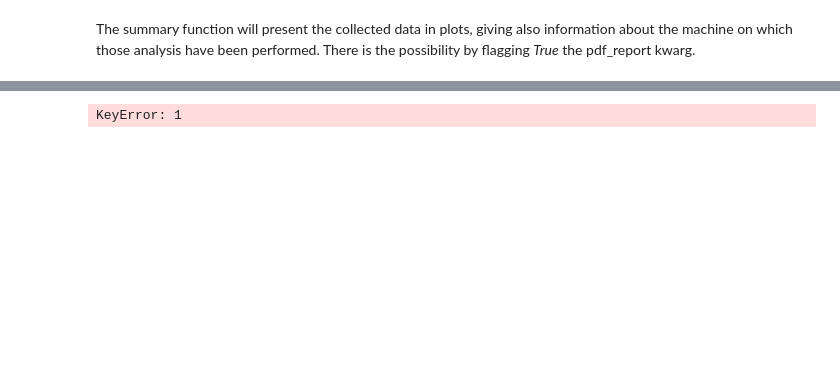
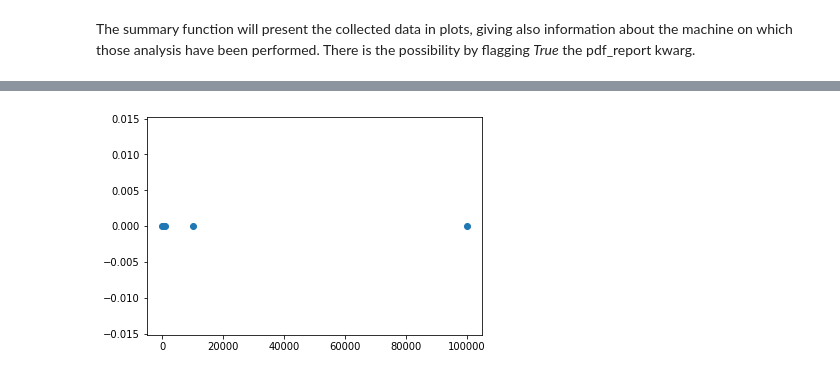
Before and after one commit to simozhou/homework3, a Jupyter notebook: main.ipynb, the cells around one changed output, grey strips where cells are left out. Drawn from its saved outputs; the diff is of its cells as text; code cells hidden in the pictures; blank space fills up the shorter version.

```diff
--- a/main.ipynb
+++ b/main.ipynb
@@ -42,4 +45,5 @@ interpreter: 32bit
-# %%
-test1.test_result.heap_insert
-# %% [output]
-KeyError: 1
+# %%
+plt.scatter(test1.test_result.heap_insert.index, test1.test_result.heap_insert)
+plt.show()
+# %% [output]
+[figure, added]
```
Also changed, not shown: parts of 4 cells of this notebook, 1 other file.
